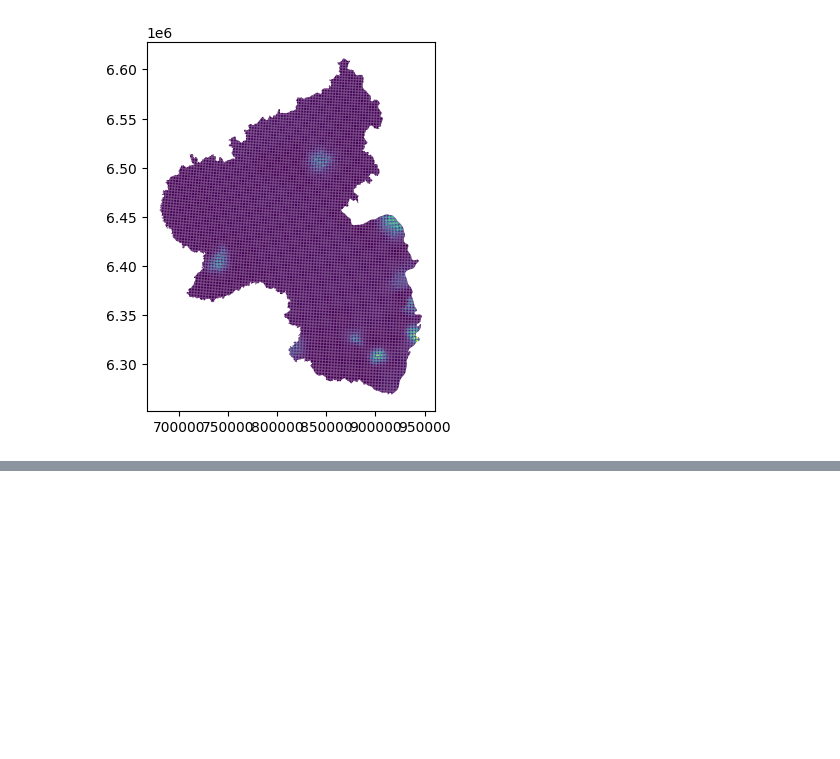
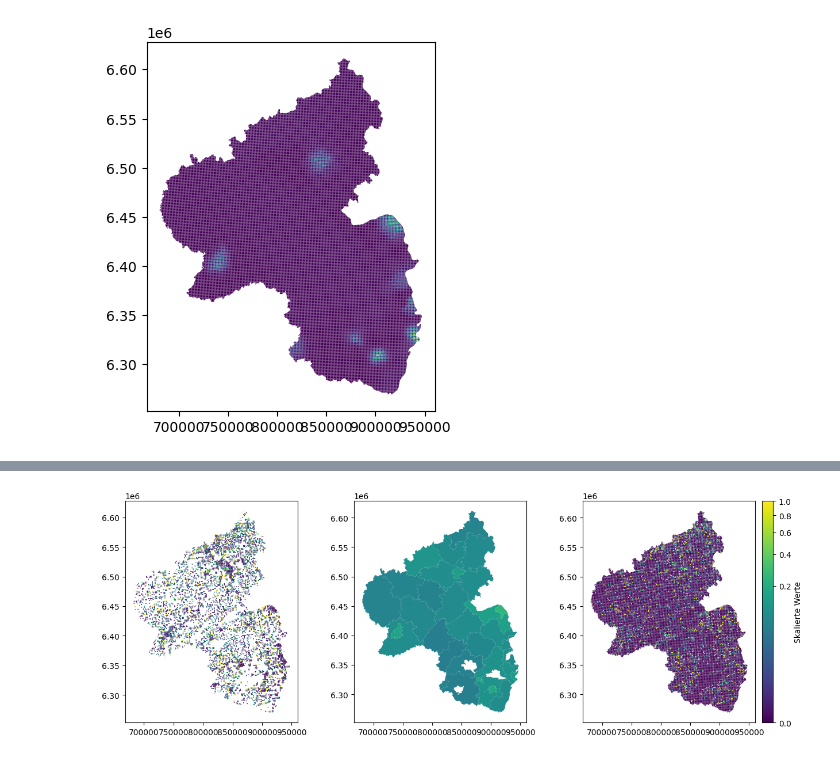
Before and after one commit to s4padoer/kleinraeumige_analyse_gruene_btw25_rlp, a Jupyter notebook: analyse_anteile.ipynb, the cells around one changed output, grey strips where cells are left out. Cells and saved outputs as stored; diff of their text form; code cells hidden in the pictures; blank space fills up the shorter version.

Commit message:
Hoffentlich jetzt alles aufgeraeumt

```diff
--- a/analyse_anteile.ipynb
+++ b/analyse_anteile.ipynb
@@ -131,0 +235,40 @@ cols_regression.remove(exog[0])
+# %%
+
+fig, axes = plt.subplots(1, 3, figsize=(15, 5))
+# Gemeinsame Normierung über alle Plots definieren (min/max aller Daten, z.B. aus deinen Spalten)
+vmin = min(
+    zensus_1km_rlp['prediction'].min(),
+    zensus_landkreise_rlp['GRUENE_Anteil'].min(),
+    test4['prediction'].min()
+)
+vmax = max(
+    zensus_1km_rlp['prediction'].max(),
+    zensus_landkreise_rlp['GRUENE_Anteil'].max(),
+    test4['prediction'].max()
+)
+
+# Farbnorm erstellen
+#norm = mpl.colors.Normalize(vmin=vmin, vmax=vmax)
+norm = mpl.colors.PowerNorm(gamma=0.3, vmin=0, vmax=1)  # gamma < 1 betont kleine Werte mehr
+
+cmap = 'viridis'  # oder auf deinen Wunsch anpassen
+
+# Erster Plot ohne eigene Farbskala, nur Kolorierung
+zensus_1km_rlp.plot(column="prediction", cmap=cmap, norm=norm, ax=axes[0], legend=False)
+
+# Zweiter Plot
+zensus_landkreise_rlp.plot(column="GRUENE_Anteil", cmap=cmap, norm=norm, ax=axes[1], legend=False)
+
+# Dritter Plot
+test4.plot(column="prediction", cmap=cmap, norm=norm, ax=axes[2], legend=False)
+
+# Gemeinsame Colorbar erstellen für die ganze Figur
+sm = plt.cm.ScalarMappable(cmap=cmap, norm=norm)
+sm._A = []  # Dummy Array nötig für Colorbar
+
+cbar = fig.colorbar(sm, ax=axes, orientation='vertical', fraction=0.02, pad=0.01)
+cbar.set_label('Skalierte Werte')
+
+plt.show()
+# %% [output]
+[figure, added]
```
Also changed, not shown: parts of 11 cells of this notebook, 1 other file.
